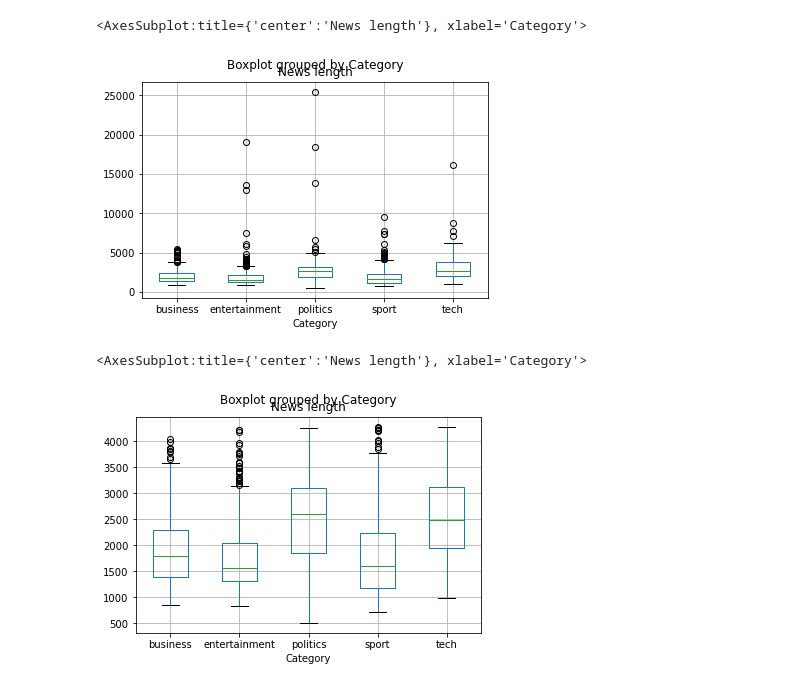
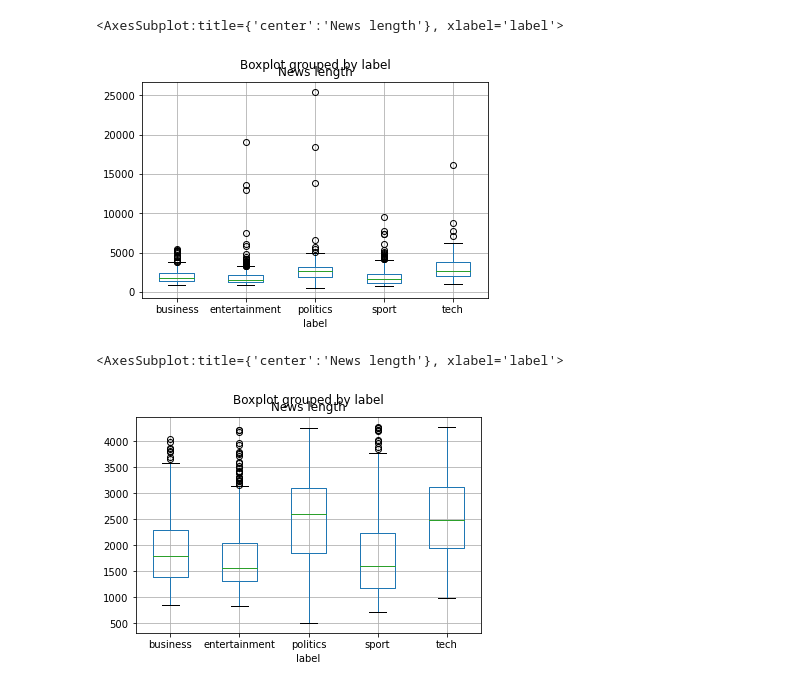
Before and after one commit to pierre-si/text-classification, a Jupyter notebook: notebooks/bbc/eda.ipynb, the cells around one changed output. Drawn from its saved outputs; the diff is of its cells as text; code cells hidden in the pictures.

```diff
--- a/notebooks/bbc/eda.ipynb
+++ b/notebooks/bbc/eda.ipynb
@@ -1,6 +1,6 @@
 # %%
 import pandas as pd
 # %%
-df = pd.read_csv('../data/datasets/contents.csv', dtype={'Category':'category'})
+df = pd.read_csv('../../datasets/bbc/contents.csv', dtype={'label':'category'})
 df
 # %% [output]
@@ -19,5 +19,4 @@ df
 2225 rows × 4 columns
 # %%
-df.groupby('Category').count()[['Content']].plot.bar()
-df['News length'] = df['Content'].str.len()
+df.groupby('label').count()[['text']].plot.bar()
 # %% [output]
@@ -25,11 +25,11 @@ df['News length'] = df['Content'].str.len()
 # %%
-df['News length'] = df['Content'].str.len()
-df.boxplot(column='News length', by='Category')
+df['News length'] = df['text'].str.len()
+df.boxplot(column='News length', by='label')
 # %% [output]
-<AxesSubplot:title={'center':'News length'}, xlabel='Category'>
+<AxesSubplot:title={'center':'News length'}, xlabel='label'>
-[figure, old version]
+[figure, new version]
 # %%
-df[df['News length'] < df['News length'].quantile(0.95)].boxplot(column='News length', by='Category')
+df[df['News length'] < df['News length'].quantile(0.95)].boxplot(column='News length', by='label')
 # %% [output]
-<AxesSubplot:title={'center':'News length'}, xlabel='Category'>
+<AxesSubplot:title={'center':'News length'}, xlabel='label'>
-[figure, old version]
+[figure, new version]
```
Also changed, not shown: parts of 2 cells of this notebook.
